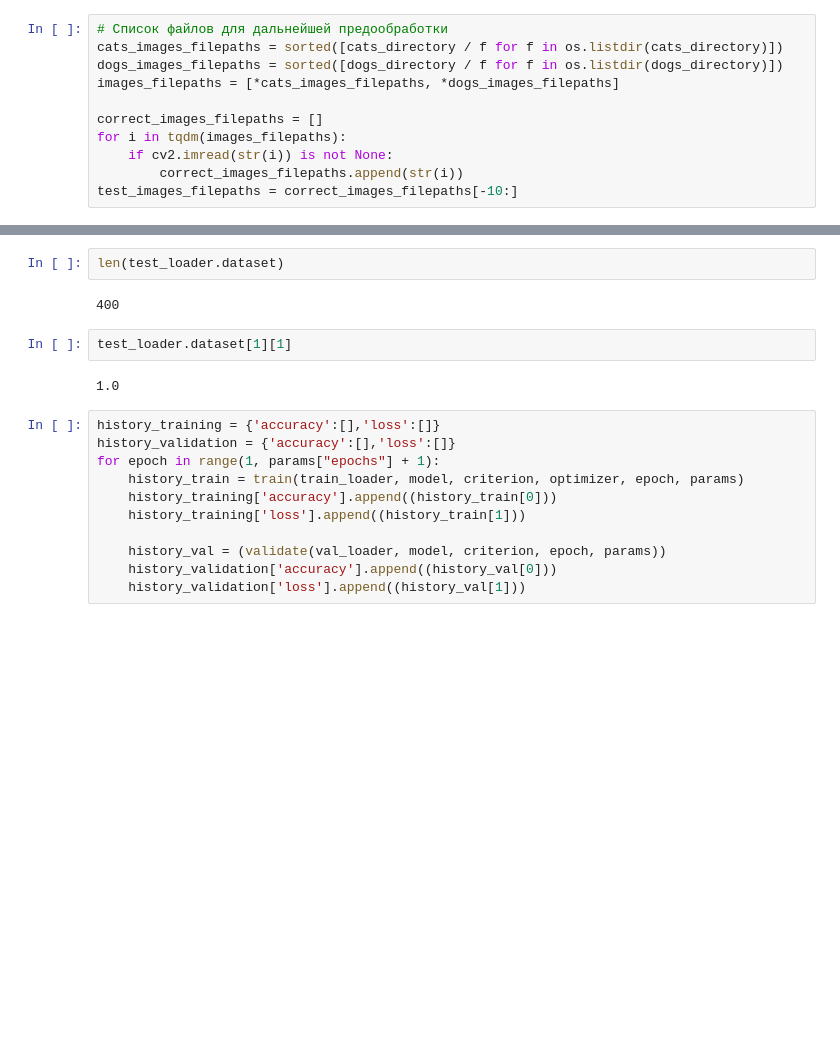
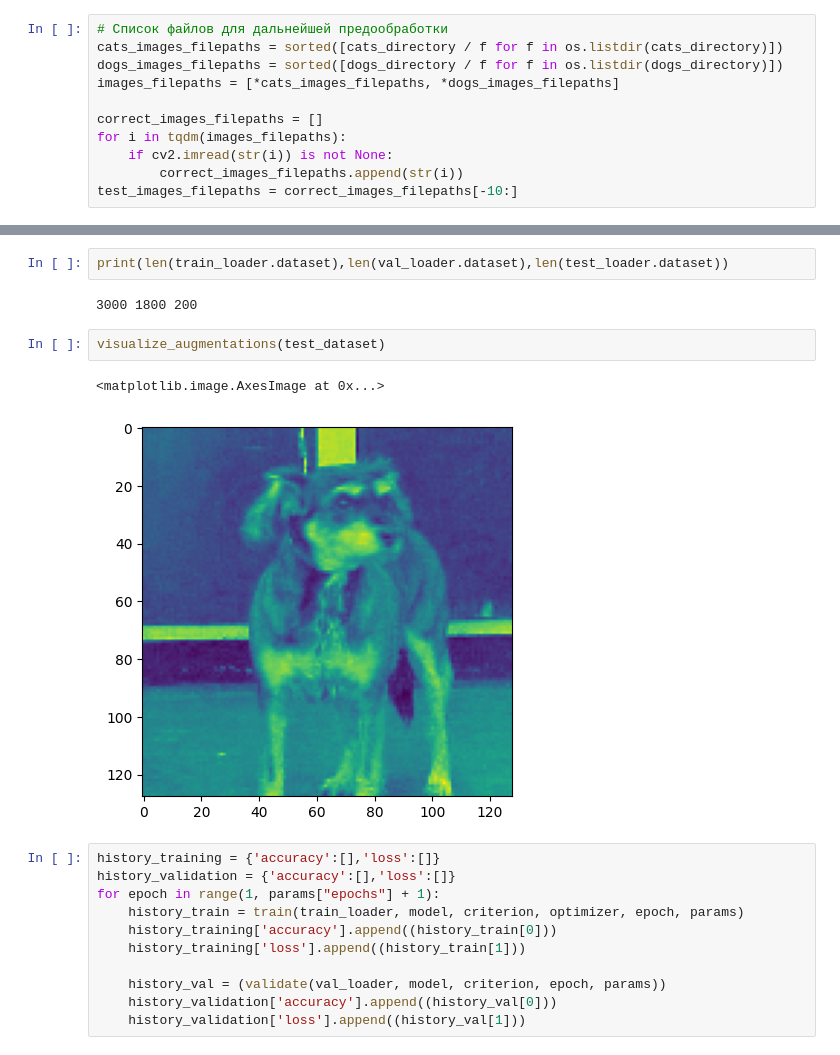
Before and after one commit to yarkalm/dogsvscats, a Jupyter notebook: run.ipynb, the cells around one changed output, grey strips where cells are left out. Cells and saved outputs as stored; diff of their text form; blank space fills up the shorter version.

```diff
--- a/run.ipynb
+++ b/run.ipynb
@@ -44,11 +40,12 @@ train_loader, train_dataset, val_loader, val_dataset, test_loader, test_dataset
-# %%
-len(test_loader.dataset)
-# %% [output]
-400
-# %%
-test_loader.dataset[1][1]
-# %% [output]
-1.0
+# %%
+print(len(train_loader.dataset),len(val_loader.dataset),len(test_loader.dataset))
+# %% [output]
+3000 1800 200
+# %%
+visualize_augmentations(test_dataset)
+# %% [output]
+<matplotlib.image.AxesImage at 0x...>
+[figure, added]
 # %%
 history_training = {'accuracy':[],'loss':[]}
 history_validation = {'accuracy':[],'loss':[]}
```
Also changed, not shown: parts of 8 cells of this notebook, 2 other files.
